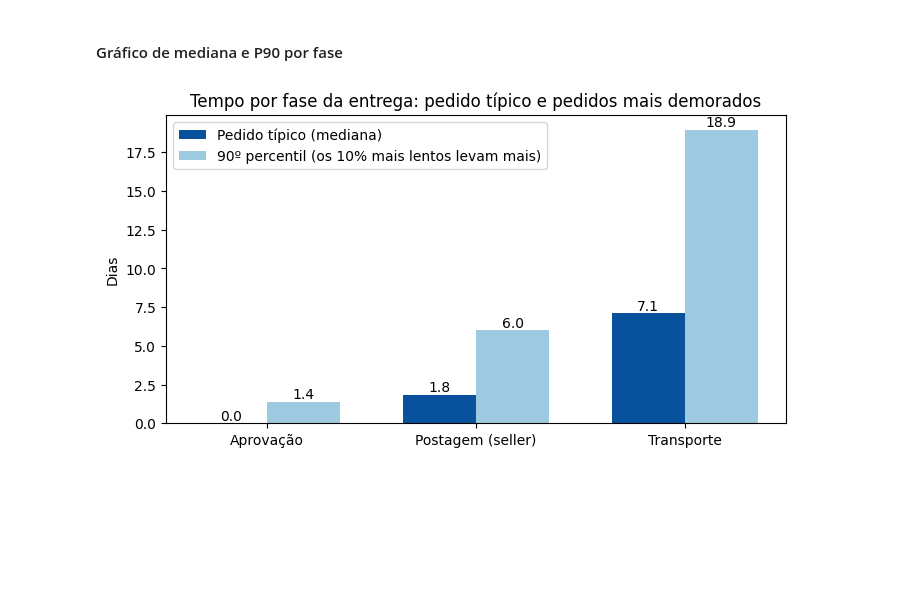
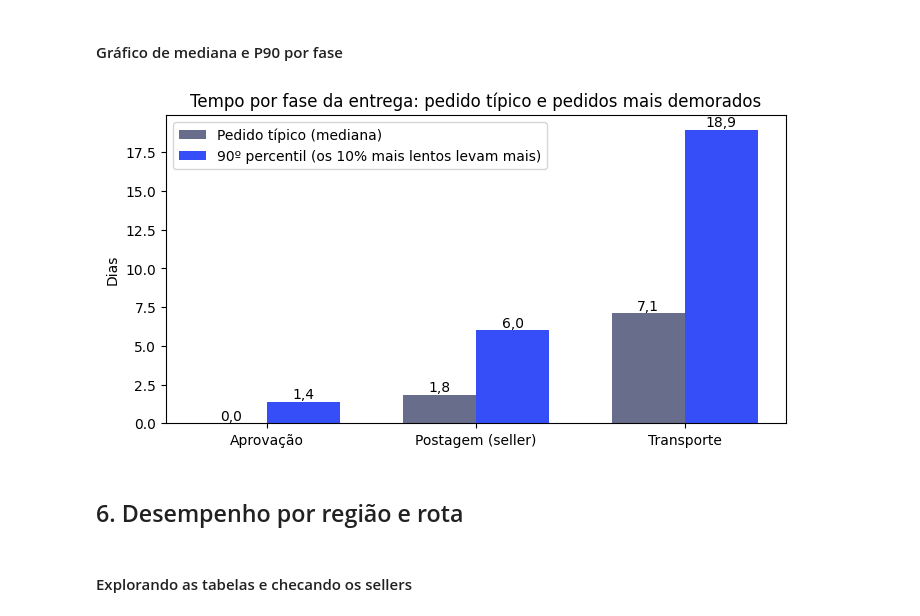
Before and after one commit to caiohc28/Tech_Challenge, a Jupyter notebook: notebooks/Logistica_SLA.ipynb, the cells around one changed output. Saved outputs shown, nothing was run; the diff lists cells and outputs as text; code cells hidden in the pictures; blank space fills up the shorter version.

Commit message:
Adicionado desempenho por regiao e rota e cores dos graficos ajustada

```diff
--- a/notebooks/Logistica_SLA.ipynb
+++ b/notebooks/Logistica_SLA.ipynb
@@ -72,3 +93,7 @@ Entregues: 96478
+# %%
+COR_PRINCIPAL = "#364ef7"
+COR_DESTAQUE = "#d23718"
+COR_NEUTRA = "#696d8c"
 # %% [markdown]
 #### Removendo nulos
 # %%
@@ -209,25 +234,54 @@ dtype: float64
 # %%
 nomes = ["Aprovação", "Postagem (seller)", "Transporte"]
 colunas = ["dias_aprovacao", "dias_postagem", "dias_transporte"]
 
 medianas = entregues[colunas].median()
 p90 = entregues[colunas].quantile(0.90)
 
 posicao = np.arange(len(nomes))
 largura = 0.35
 
 plt.figure(figsize=(8, 4))
-plt.bar(posicao - largura/2, medianas.values, largura, label="Pedido típico (mediana)", color="#08519c")
-plt.bar(posicao + largura/2, p90.values, largura, label="90º percentil (os 10% mais lentos levam mais)", color="#9ecae1")
+
+plt.bar(
+    posicao - largura / 2,
+    medianas.values,
+    largura,
+    label="Pedido típico (mediana)",
+    color=COR_NEUTRA
+)
+
+plt.bar(
+    posicao + largura / 2,
+    p90.values,
+    largura,
+    label="90º percentil (os 10% mais lentos levam mais)",
+    color=COR_PRINCIPAL
+)
 
 for i in range(len(nomes)):
-    plt.text(posicao[i] - largura/2, medianas.values[i] + 0.2, f"{medianas.values[i]:.1f}", ha="center")
-    plt.text(posicao[i] + largura/2, p90.values[i] + 0.2, f"{p90.values[i]:.1f}", ha="center")
+    plt.text(
+        posicao[i] - largura / 2,
+        medianas.values[i] + 0.2,
+        f"{medianas.values[i]:.1f}".replace(".", ","),
+        ha="center"
+    )
+
+    plt.text(
+        posicao[i] + largura / 2,
+        p90.values[i] + 0.2,
+        f"{p90.values[i]:.1f}".replace(".", ","),
+        ha="center"
+    )
 
 plt.xticks(posicao, nomes)
 plt.title("Tempo por fase da entrega: pedido típico e pedidos mais demorados")
 plt.ylabel("Dias")
 plt.legend()
 plt.show()
 # %% [output]
-[figure, old version]
+[figure, new version]
+# %% [markdown]
+## 6. Desempenho por região e rota
+# %% [markdown]
+#### Explorando as tabelas e checando os sellers
```
Also changed, not shown: parts of 9 cells of this notebook.
